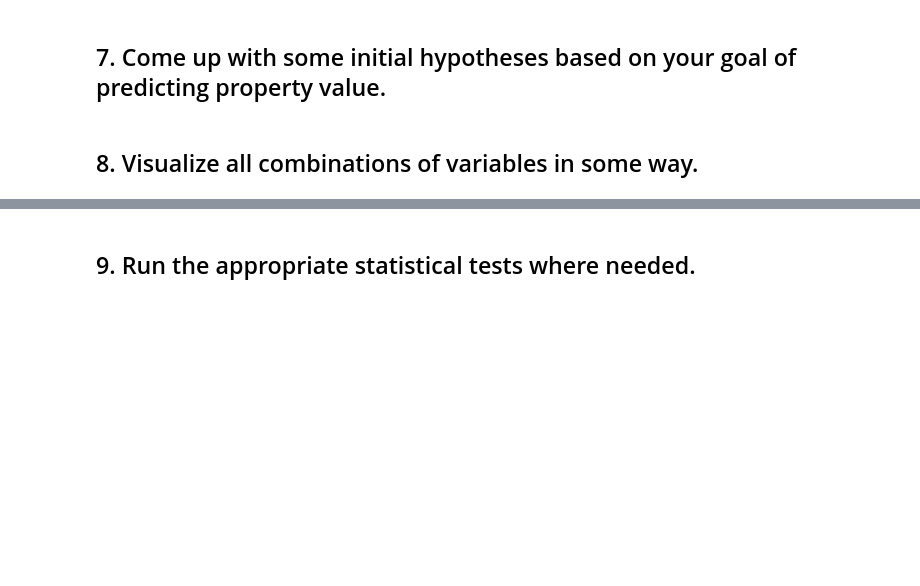
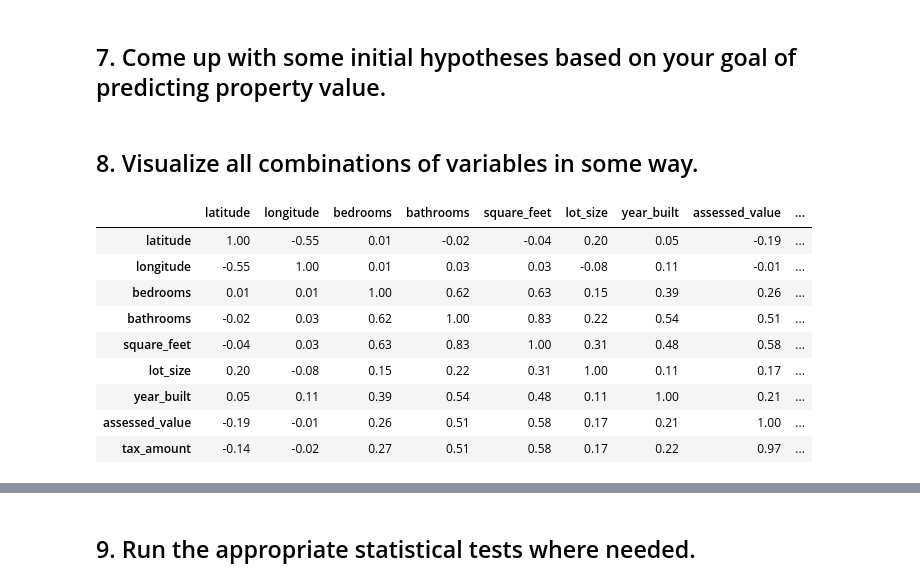
Before and after one commit to m3redithw/regression-exercises, a Jupyter notebook: explore.ipynb, the cells around one changed output, grey strips where cells are left out. Cells and saved outputs as stored; diff of their text form; code cells hidden in the pictures; blank space fills up the shorter version.

```diff
--- a/explore.ipynb
+++ b/explore.ipynb
@@ -509,3 +509,17 @@ for i, col in enumerate(categorical_cols):
 ## 7. Come up with some initial hypotheses based on your goal of predicting property value.
 # %% [markdown]
 ## 8. Visualize all combinations of variables in some way.
+# %%
+train_corr = train.corr()
+train_corr
+# %% [output]
+|  | latitude | longitude | bedrooms | bathrooms | square_feet | lot_size | year_built | assessed_value | ... |
+| latitude | 1.00 | -0.55 | 0.01 | -0.02 | -0.04 | 0.20 | 0.05 | -0.19 | ... |
+| longitude | -0.55 | 1.00 | 0.01 | 0.03 | 0.03 | -0.08 | 0.11 | -0.01 | ... |
+| bedrooms | 0.01 | 0.01 | 1.00 | 0.62 | 0.63 | 0.15 | 0.39 | 0.26 | ... |
+| bathrooms | -0.02 | 0.03 | 0.62 | 1.00 | 0.83 | 0.22 | 0.54 | 0.51 | ... |
+| square_feet | -0.04 | 0.03 | 0.63 | 0.83 | 1.00 | 0.31 | 0.48 | 0.58 | ... |
+| lot_size | 0.20 | -0.08 | 0.15 | 0.22 | 0.31 | 1.00 | 0.11 | 0.17 | ... |
+| year_built | 0.05 | 0.11 | 0.39 | 0.54 | 0.48 | 0.11 | 1.00 | 0.21 | ... |
+| assessed_value | -0.19 | -0.01 | 0.26 | 0.51 | 0.58 | 0.17 | 0.21 | 1.00 | ... |
+| tax_amount | -0.14 | -0.02 | 0.27 | 0.51 | 0.58 | 0.17 | 0.22 | 0.97 | ... |
```
Also changed, not shown: parts of 5 cells of this notebook.
